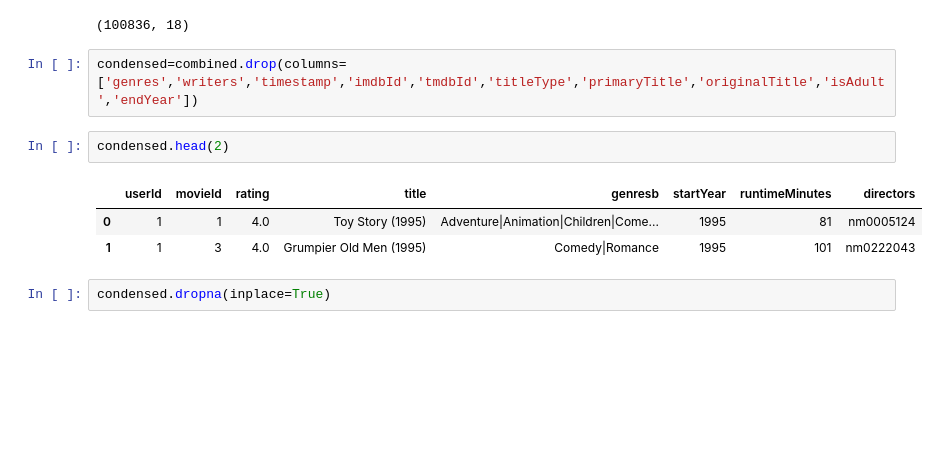
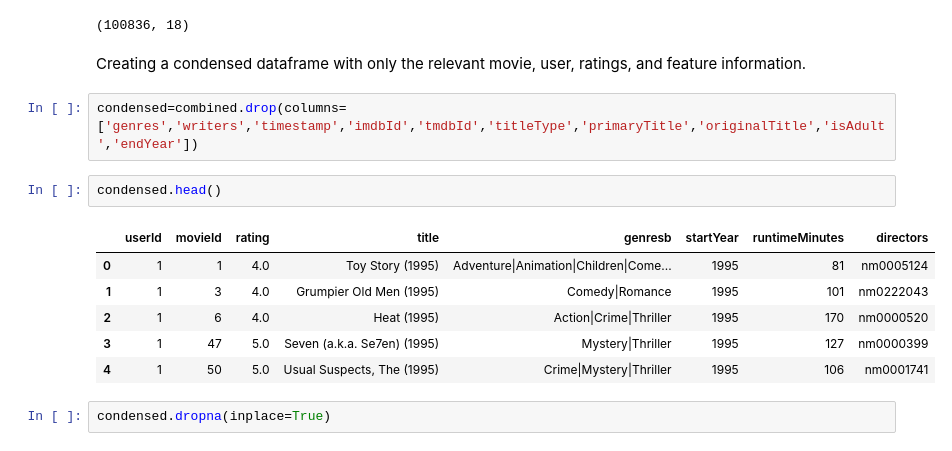
Before and after one commit to swzoeller/Movie-Recommendation-System, a Jupyter notebook: Cleaning-EDA-Modeling.ipynb, the cells around one changed output. Drawn from its saved outputs; the diff is of its cells as text; blank space fills up the shorter version.

```diff
--- a/Cleaning-EDA-Modeling.ipynb
+++ b/Cleaning-EDA-Modeling.ipynb
@@ -133,14 +153,19 @@ combined.head()
 combined.shape
 # %% [output]
 (100836, 18)
+# %% [markdown]
+Creating a condensed dataframe with only the relevant movie, user, ratings, and feature information.
 # %%
 condensed=combined.drop(columns=['genres','writers','timestamp','imdbId','tmdbId','titleType','primaryTitle','originalTitle','isAdult','endYear'])
 # %%
-condensed.head(2)
+condensed.head()
 # %% [output]
 |  | userId | movieId | rating | title | genresb | startYear | runtimeMinutes | directors |
 | 0 | 1 | 1 | 4.0 | Toy Story (1995) | Adventure|Animation|Children|Come... | 1995 | 81 | nm0005124 |
 | 1 | 1 | 3 | 4.0 | Grumpier Old Men (1995) | Comedy|Romance | 1995 | 101 | nm0222043 |
+| 2 | 1 | 6 | 4.0 | Heat (1995) | Action|Crime|Thriller | 1995 | 170 | nm0000520 |
+| 3 | 1 | 47 | 5.0 | Seven (a.k.a. Se7en) (1995) | Mystery|Thriller | 1995 | 127 | nm0000399 |
+| 4 | 1 | 50 | 5.0 | Usual Suspects, The (1995) | Crime|Mystery|Thriller | 1995 | 106 | nm0001741 |
 # %%
 condensed.dropna(inplace=True)
 # %%
```
Also changed, not shown: parts of 132 cells of this notebook, 1 other file.
